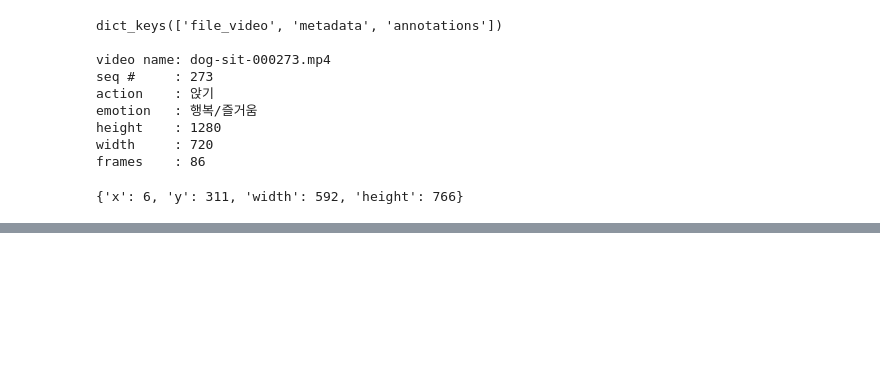
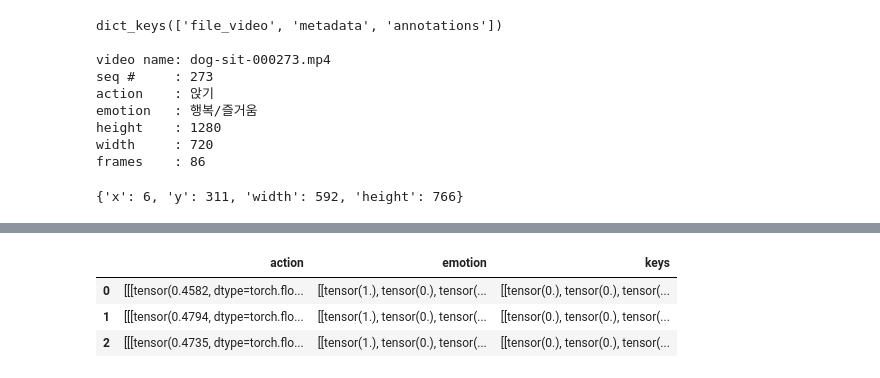
Before and after one commit to suin00h/motion-to-emotion, a Jupyter notebook: Data Processing.ipynb, the cells around one changed output, grey strips where cells are left out. Drawn from its saved outputs; the diff is of its cells as text; code cells hidden in the pictures; blank space fills up the shorter version.

```diff
--- a/Data Processing.ipynb
+++ b/Data Processing.ipynb
@@ -138,0 +148,22 @@ for i in range(2):
+# %%
+new_label_train = pd.DataFrame(columns=['action', 'emotion', 'keys'])
+
+for i, s in enumerate(tqdm(label_train['seq'].unique())):
+    df = label_train[label_train['seq']==s]
+
+    bbox = to_tensor(df['bbox'])
+    keys = to_tensor(df['keypoints'])
+    keys = norm_keys(bbox, keys)
+
+    action, emotion = df[['action', 'emotion']].iloc[0]
+    action = F.one_hot(torch.tensor([action]), num_action).float()
+    emotion = F.one_hot(torch.tensor([emotion]), num_emotion).float()
+
+    new_label_train.loc[i] = [keys, action, emotion]
+
+new_label_train.head(3)
+# %% [output]
+|  | action | emotion | keys |
+| 0 | [[[tensor(0.4582, dtype=torch.flo... | [[tensor(1.), tensor(0.), tensor(... | [[tensor(0.), tensor(0.), tensor(... |
+| 1 | [[[tensor(0.4794, dtype=torch.flo... | [[tensor(1.), tensor(0.), tensor(... | [[tensor(0.), tensor(0.), tensor(... |
+| 2 | [[[tensor(0.4735, dtype=torch.flo... | [[tensor(1.), tensor(0.), tensor(... | [[tensor(0.), tensor(0.), tensor(... |
```
Also changed, not shown: parts of 10 cells of this notebook, 5 other files.
